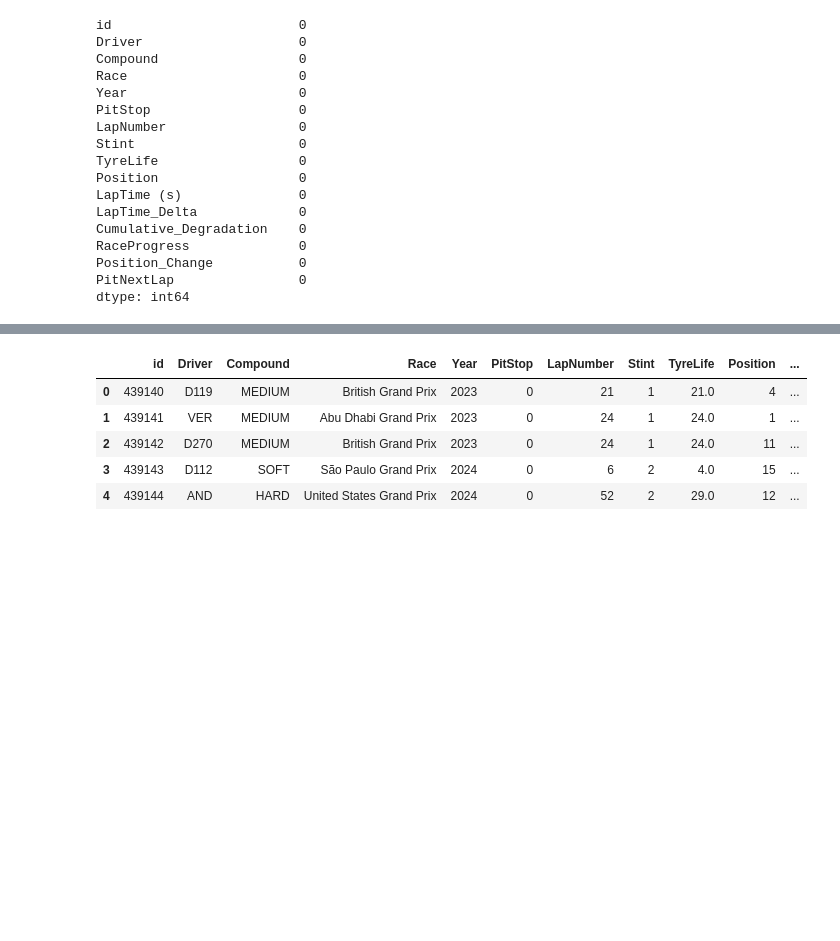
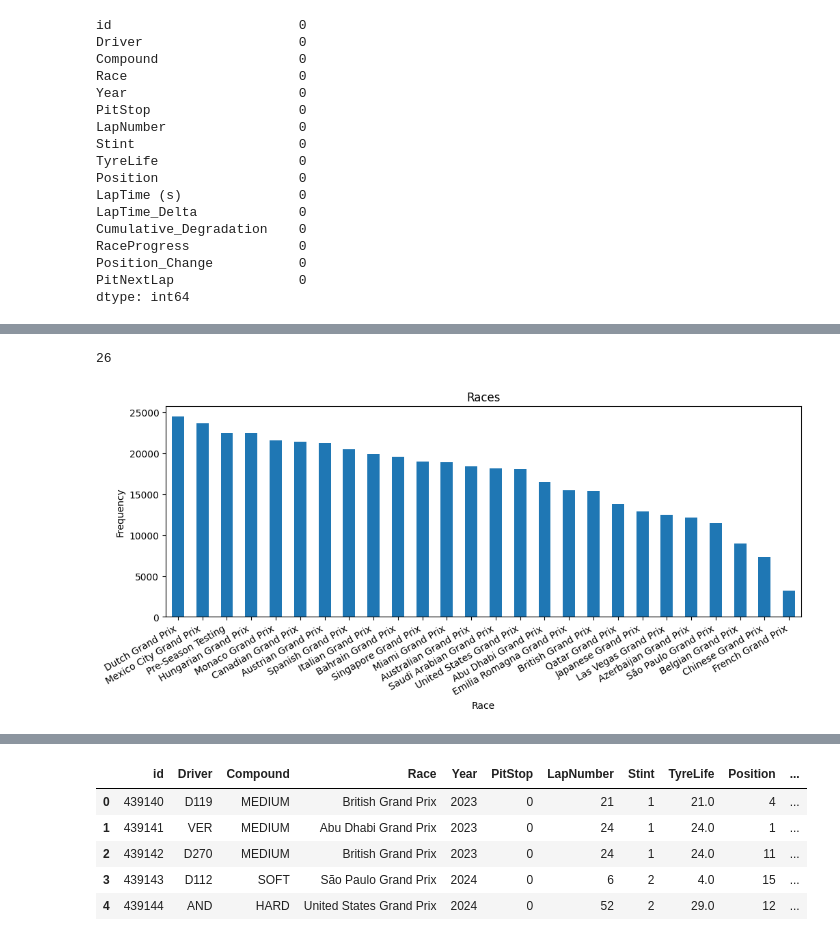
Before and after one commit to giacomoscanavini/data_science_notebooks, a Jupyter notebook: predicting_f1_pit_stops.ipynb, the cells around one changed output, grey strips where cells are left out. Cells and saved outputs as stored; diff of their text form; code cells hidden in the pictures; blank space fills up the shorter version.

```diff
--- a/predicting_f1_pit_stops.ipynb
+++ b/predicting_f1_pit_stops.ipynb
@@ -129,0 +160,12 @@ plt.show()
+# %%
+# Race
+fig, ax = plt.subplots(1, 1, figsize=(12, 4))
+df.Race.value_counts().plot(kind='bar', ax=ax)
+ax.set_title('Races')
+ax.set_xlabel('Race')
+ax.set_ylabel('Frequency')
+ax.set_xticklabels(ax.get_xticklabels(), rotation=30, ha='right')
+plt.show()
+# %% [output]
+26
+[figure, added]
```
Also changed, not shown: parts of 11 cells of this notebook.
